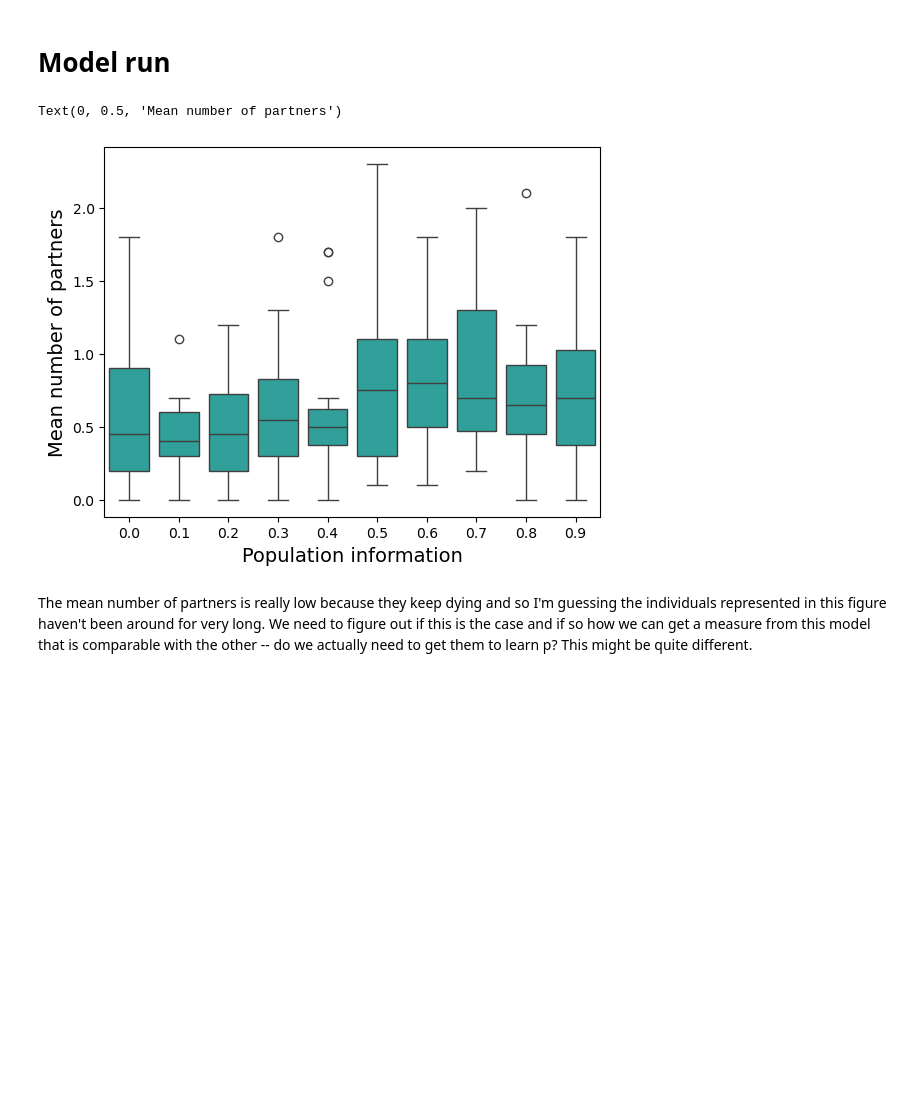
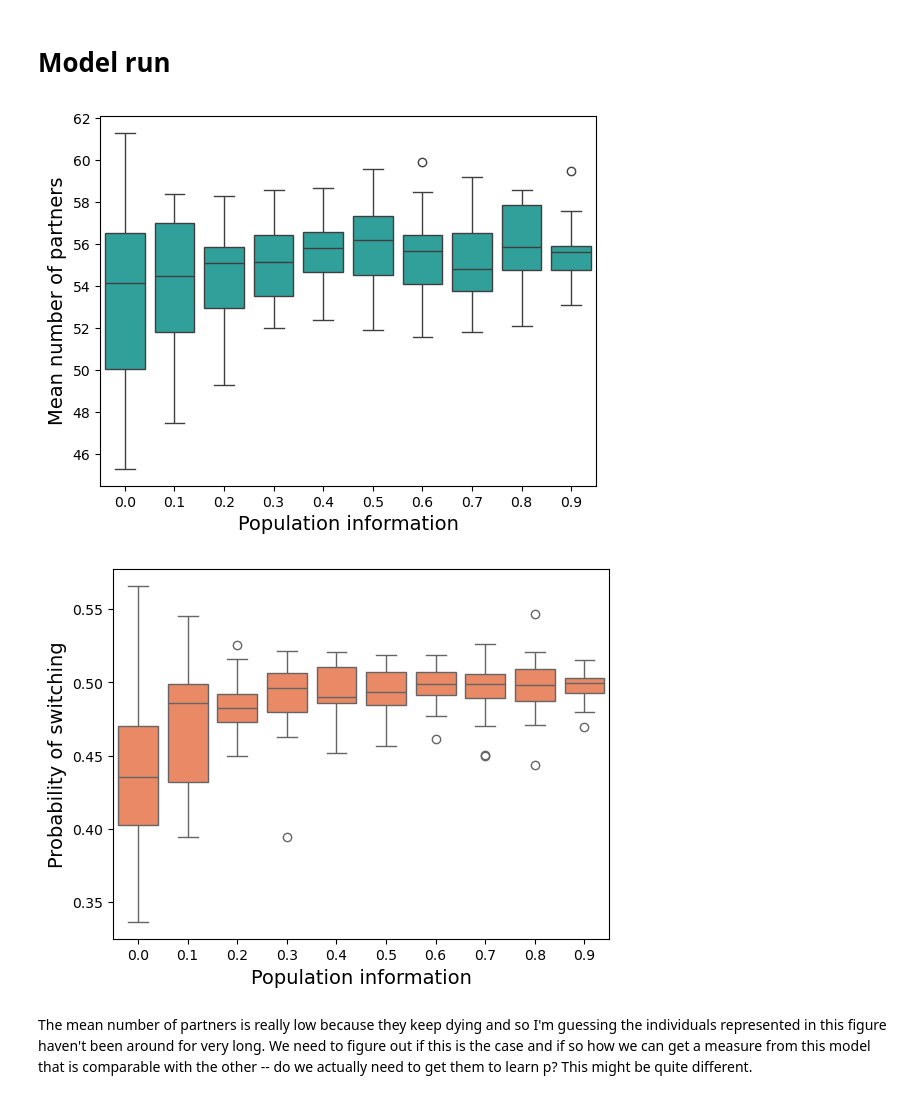
Before and after one commit to beckypadget/partnerswitching_model, a Jupyter notebook: model-evolution.ipynb, the cells around one changed output. Saved outputs shown, nothing was run; the diff lists cells and outputs as text; code cells hidden in the pictures; blank space fills up the shorter version.

```diff
--- a/model-evolution.ipynb
+++ b/model-evolution.ipynb
@@ -64,6 +64,7 @@ class Animal:
         # Identity and behaviour
         self.id = id
         self.pc = pc
+        self.ps = 0
 
         # Data
         self.n_partners = 0
@@ -97,13 +98,14 @@ class Animal:
             self.n_trials_pop += 1
 
             prob = result[1] # probability of self switching
+            self.ps = result[1]
 
             if prob > np.random.uniform(0, 1): # if probability of self switching high enough, find new partner
                 self._find_new_partner()
 
             self._calculate_payoff()
 
-            if self.payoff < np.random.uniform(0, 1): # if payoff is too low, animal dies
+            if self.payoff < np.random.uniform(0, 0.1): # if payoff is too low, animal dies
                 self._reset() # remove all animal's attributes
                 potential_parents = self.population.animals.copy()
                 potential_parents.remove(self)
@@ -171,7 +173,8 @@ class Animal:
             'id': self.id,
             'pc': self.pc,
             'partner': self.partner.id if self.partner is not None else None,
-            'n_partners': self.n_partners
+            'n_partners': self.n_partners,
+            'ps': self.ps
         }
 # %% [markdown]
 # Model run
@@ -181,6 +184,7 @@ all_std_n_partners = []
 all_uncertainty = []
 all_mean_pc = []
 all_std_pc = []
+all_mean_ps = []
 all_pop_pc_dist = []
 all_iterations = []
 all_mean_payoff = []
@@ -197,7 +201,7 @@ all_coef_payoff = []
 pop_info = np.arange(0, 1, 0.1)
 
 num_iterations = 20
-num_timesteps = 10000
+num_timesteps = 1000
 for M in pop_info:
     for j in np.arange(0, num_iterations):
         population_size = 10
@@ -208,44 +212,45 @@ for M in pop_info:
 
         for i in range(num_timesteps):
             animal = np.random.choice(population.animals)
             animal.step(i)
 
         mean_n_partners = np.mean([animal.n_partners for animal in population.animals]) # calculate data means for the populations
-        # std_n_partners = np.std([animal.n_partners for animal in population.animals])
+
         mean_n_switched_from = np.mean([animal.n_partners_switched_from for animal in population.animals])
         mean_pc = np.mean([animal.pc for animal in population.animals])
         std_pc = np.std([animal.pc for animal in population.animals])
-        # mean_payoff = np.mean([animal.payoff[-1] if len(animal.payoff) > 0 else 0 for animal in population.animals]) # calculate mean payoff, if animal has no payoff, set to 0
-        # std_payoff = np.std([animal.payoff[-1] if len(animal.payoff) > 0 else 0 for animal in population.animals])
+        mean_ps = np.mean([animal.ps for animal in population.animals])
         mean_partner_pc = np.mean([animal.partner.pc for animal in population.animals if animal.partner is not None])
         std_partner_pc = np.std([animal.partner.pc for animal in population.animals if animal.partner is not None])
 
         all_mean_n_partners.append(mean_n_partners) # add data to lists
-        # all_std_n_partners.append(std_n_partners)
         all_mean_switched_from.append(mean_n_switched_from)
         all_mean_pc.append(mean_pc)
-        # all_std_pc.append(std_pc)
+        all_mean_ps.append(mean_ps)
         all_uncertainty.append(M)
         all_iterations.append(j)
-        # all_mean_payoff.append(mean_payoff)
-        # all_std_payoff.append(std_payoff)
         all_mean_partner_pc.append(mean_partner_pc)
 
 # df = pd.DataFrame({'iteration': all_iterations, 'all_uncertainty': all_uncertainty, 'mean_number_partners': all_mean_n_partners, 'sd_number_partners': all_std_n_partners, 'mean_pc': all_mean_pc, 'sd_pc': all_std_pc, 'mean_payoff': all_mean_payoff, 'sd_payoff': all_std_payoff, 'mean_partner_pc': all_mean_partner_pc, 'mean_partner_sd': all_std_partner_pc, 'mean_switched_from': all_mean_switched_from})
-df = pd.DataFrame({'iteration': all_iterations, 'all_uncertainty': all_uncertainty, 'mean_number_partners': all_mean_n_partners, 'mean_pc': all_mean_pc, 'mean_partner_pc': all_mean_partner_pc, 'mean_switched_from': all_mean_switched_from})
+df = pd.DataFrame({'iteration': all_iterations, 'all_uncertainty': all_uncertainty, 'mean_number_partners': all_mean_n_partners, 'mean_pc': all_mean_pc, 'mean_partner_pc': all_mean_partner_pc, 'mean_switched_from': all_mean_switched_from, 'mean_ps': all_mean_ps})
 
 # write to csv
 # game = 'SD'
 # df.to_csv('data/Final/{}/data.csv'.format(game), index=False)
 
 p = sns.boxplot(data=df, x=round(df['all_uncertainty'], 1), y=df['mean_number_partners'], color="lightseagreen")
-# ax.fill_between(agg_df['all_uncertainty'], agg_df['lower'], agg_df['upper'], alpha=0.5, color="teal")
 p.set(xlabel='Population information', ylabel='Mean number of partners')
-# change the size of the axis labels font
 p.set_xlabel('Population information', fontsize=14)
 p.set_ylabel('Mean number of partners', fontsize=14)
+plt.show()
+
+p = sns.boxplot(data=df, x=round(df['all_uncertainty'], 1), y=df['mean_ps'], color="coral")
+p.set(xlabel='Population information', ylabel='Probabilitty of switching')
+p.set_xlabel('Population information', fontsize=14)
+p.set_ylabel('Probability of switching', fontsize=14)
+plt.show()
 # %% [output]
-Text(0, 0.5, 'Mean number of partners')
-[figure, old version]
+[figure, new version]
+[figure, added]
 # %% [markdown]
 The mean number of partners is really low because they keep dying and so I'm guessing the individuals represented in this figure haven't been around for very long. We need to figure out if this is the case and if so how we can get a measure from this model that is comparable with the other -- do we actually need to get them to learn p? This might be quite different.
```
